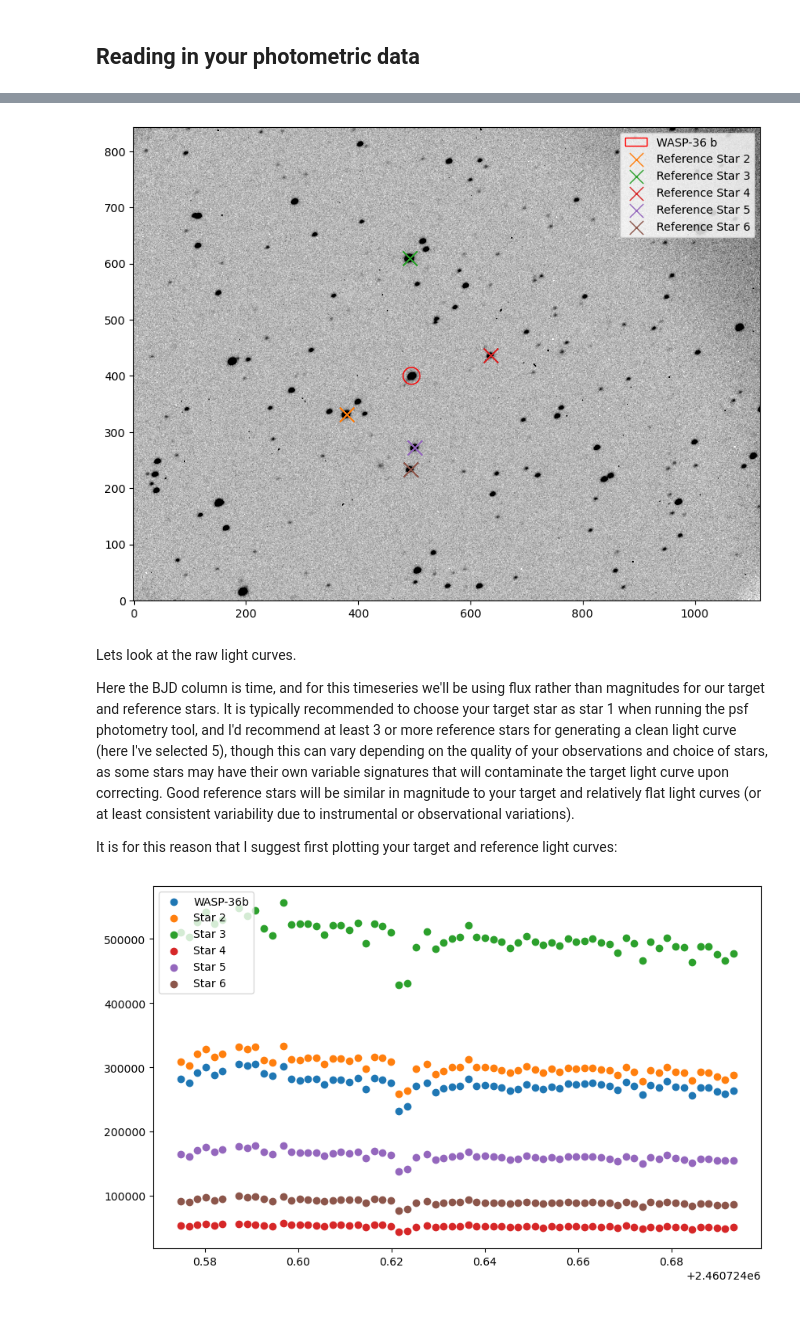
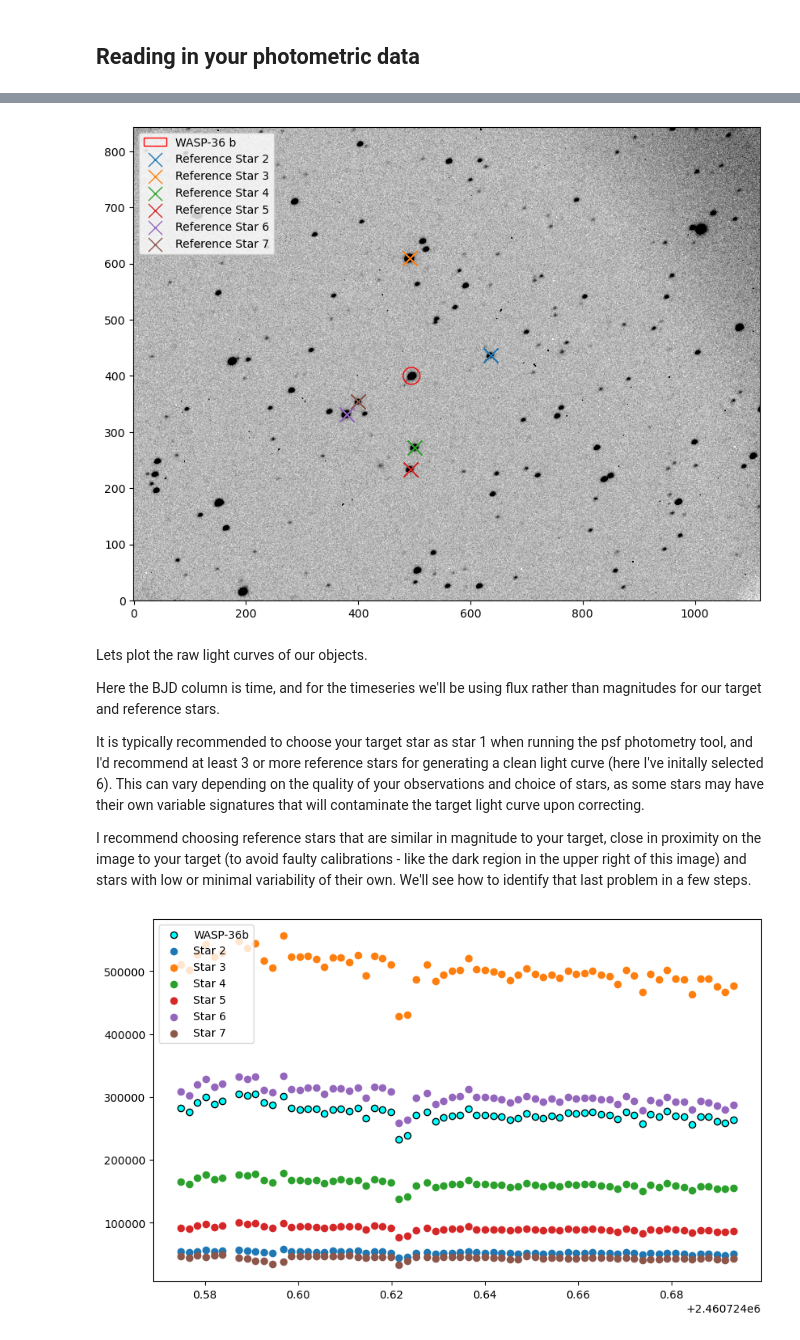
Before and after one commit to explorerjs32/rho_data_reduction_pipeline, a Jupyter notebook: sample_notebooks/Timeseries_LC_from_photometry_example.ipynb, the cells around one changed output, grey strips where cells are left out. Drawn from its saved outputs; the diff is of its cells as text; code cells hidden in the pictures.

Commit message:
Notebook changes, new referece star photometry

```diff
--- a/sample_notebooks/Timeseries_LC_from_photometry_example.ipynb
+++ b/sample_notebooks/Timeseries_LC_from_photometry_example.ipynb
@@ -47,30 +41,32 @@ If you'd like to reproduce the following results using the photometry tool, I'll
 # %%
-N_refs = 5 #Adjust to your number of reference stars
+N_refs = 6 #Adjust to your number of reference stars
 # %%
 plt.figure(figsize=(10, 10))
 first_image = fits.getdata(path+'WASP-36B/WASP36B.2025-02-17.0130_reduced.fits')
 plt.imshow(first_image, origin='lower', cmap='gray_r', norm=ImageNormalize(first_image, interval=ZScaleInterval()))
 circle = plt.Circle((495, 400), radius=15, color='red', fill=False, label='WASP-36 b')
 plt.gca().add_patch(circle)
-plt.scatter(phot_table['Star_1_x'], phot_table['Star_1_y'], marker='x',s=0) #To keep colors consistent for the next plot
+# plt.scatter(phot_table['Star_1_x'], phot_table['Star_1_y'], marker='x',s=0) #To keep colors consistent for the next plot
 for i in range(1,N_refs+1): #Assuming Star 1 is your target
     plt.scatter(phot_table[f'Star_{i+1}_x'], phot_table[f'Star_{i+1}_y'], marker='x',s=150,linewidths=1,label=f'Reference Star {i+1}')
-plt.legend()
+plt.legend(loc='upper left')
 plt.show()
 # %% [output]
-[figure, old version]
+[figure, new version]
 # %% [markdown]
-Lets look at the raw light curves.
+Lets plot the raw light curves of our objects.
 
-Here the BJD column is time, and for this timeseries we'll be using flux rather than magnitudes for our target and reference stars. It is typically recommended to choose your target star as star 1 when running the psf photometry tool, and I'd recommend at least 3 or more reference stars for generating a clean light curve (here I've selected 5), though this can vary depending on the quality of your observations and choice of stars, as some stars may have their own variable signatures that will contaminate the target light curve upon correcting. Good reference stars will be similar in magnitude to your target and relatively flat light curves (or at least consistent variability due to instrumental or observational variations).
+Here the BJD column is time, and for the timeseries we'll be using flux rather than magnitudes for our target and reference stars.
 
-It is for this reason that I suggest first plotting your target and reference light curves:
+It is typically recommended to choose your target star as star 1 when running the psf photometry tool, and I'd recommend at least 3 or more reference stars for generating a clean light curve (here I've initally selected 6). This can vary depending on the quality of your observations and choice of stars, as some stars may have their own variable signatures that will contaminate the target light curve upon correcting.
+
+I recommend choosing reference stars that are similar in magnitude to your target, close in proximity on the image to your target (to avoid faulty calibrations - like the dark region in the upper right of this image) and stars with low or minimal variability of their own. We'll see how to identify that last problem in a few steps.
 # %%
 plt.figure(figsize=(10, 6))
-plt.scatter(phot_table['BJD'], phot_table['Flux_Star_1'], label='WASP-36b')
+plt.scatter(phot_table['BJD'], phot_table['Flux_Star_1'], label='WASP-36b',color='cyan',edgecolor='black')
 
-for i in range(1,N_refs+1): #Assuming Star 1 is your target
+for i in range(1,N_refs+1): #Assuming Star 1 is your target plot each of your reference stars
     plt.scatter(phot_table['BJD'],phot_table[f'Flux_Star_{i+1}'],label=f'Star {i+1}')
     plt.legend()
 # %% [output]
-[figure, old version]
+[figure, new version]
```
Also changed, not shown: parts of 27 cells of this notebook, 2 other files.
